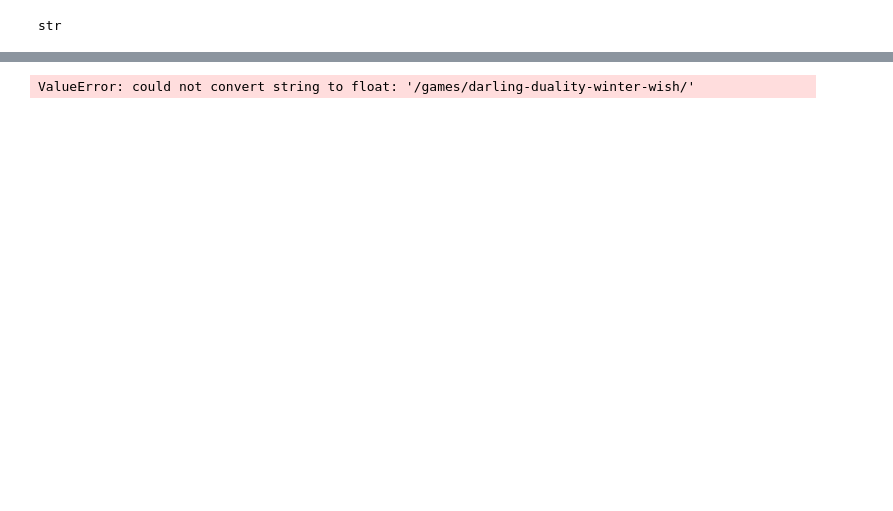
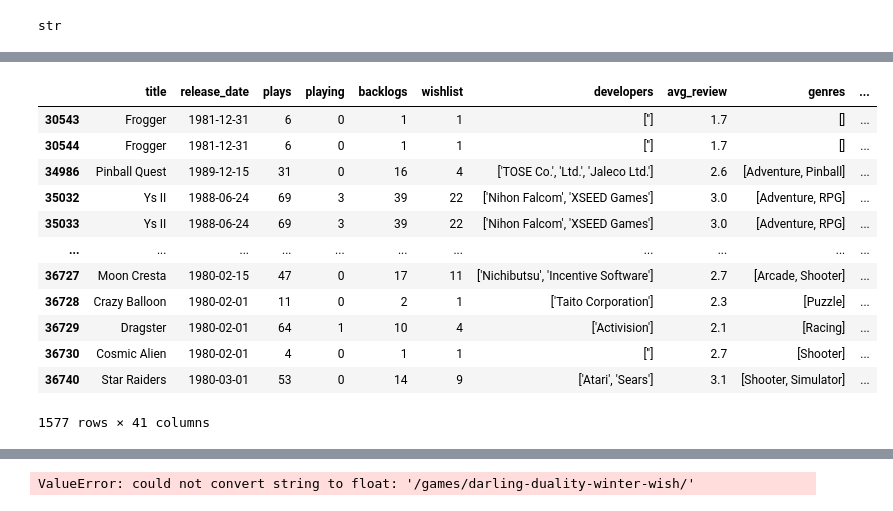
Before and after one commit to Ant-mel/legendary_game_recs, a Jupyter notebook: notebooks/streamlit_prep.ipynb, the cells around one changed output, grey strips where cells are left out. Cells and saved outputs as stored; diff of their text form; code cells hidden in the pictures; blank space fills up the shorter version.

```diff
--- a/notebooks/streamlit_prep.ipynb
+++ b/notebooks/streamlit_prep.ipynb
@@ -32,0 +147,57 @@ str
+# %%
+def time_range(df, range):
+    zone_1 = pd.Timestamp(datetime.datetime.strptime('1980-01-01', '%Y-%m-%d'))
+    zone_2 = pd.Timestamp(datetime.datetime.strptime('1990-01-01', '%Y-%m-%d'))
+    zone_3 = pd.Timestamp(datetime.datetime.strptime('2000-01-01', '%Y-%m-%d'))
+    zone_4 = pd.Timestamp(datetime.datetime.strptime('2010-01-01', '%Y-%m-%d'))
+    zone_5 = pd.Timestamp(datetime.datetime.strptime('2020-01-01', '%Y-%m-%d'))
+    today_date = pd.Timestamp(datetime.date.today())
+
+
+    if range == 'Anytime':
+        return df
+    else:
+        if range == 'Prehistoric':
+            df_filt = df[df['release_date'].apply(lambda x:
+                    zone_1 > x)]
+            return df_filt
+        if range == "1980s":
+            df_filt = df[df['release_date'].apply(lambda x:
+                    zone_1 < x and zone_2 > x)]
+            return df_filt
+        if range == "1990s":
+            df_filt = df[df['release_date'].apply(lambda x:
+                    zone_2 < x and zone_3 > x)]
+            return df_filt
+        if range == "2000s":
+            df_filt = df[df['release_date'].apply(lambda x:
+                    zone_3 < x and zone_4 > x)]
+            return df_filt
+        if range == "2010s":
+            df_filt = df[df['release_date'].apply(lambda x:
+                    zone_4 < x and zone_5 > x)]
+            return df_filt
+        if range == "2020s":
+            df_filt = df[df['release_date'].apply(lambda x:
+                    zone_5 < x and today_date > x)]
+            return df_filt
+        if range == "Upcoming":
+            df_filt = df[df['release_date'].apply(lambda x:
+                    today_date < x)]
+            return df_filt
+# %%
+time_range(raw_data_date, "1980's")
+# %% [output]
+|  | title | release_date | plays | playing | backlogs | wishlist | developers | avg_review | genres | ... |
+| 30543 | Frogger | 1981-12-31 | 6 | 0 | 1 | 1 | [''] | 1.7 | [] | ... |
+| 30544 | Frogger | 1981-12-31 | 6 | 0 | 1 | 1 | [''] | 1.7 | [] | ... |
+| 34986 | Pinball Quest | 1989-12-15 | 31 | 0 | 16 | 4 | ['TOSE Co.', 'Ltd.', 'Jaleco Ltd.'] | 2.6 | [Adventure, Pinball] | ... |
+| 35032 | Ys II | 1988-06-24 | 69 | 3 | 39 | 22 | ['Nihon Falcom', 'XSEED Games'] | 3.0 | [Adventure, RPG] | ... |
+| 35033 | Ys II | 1988-06-24 | 69 | 3 | 39 | 22 | ['Nihon Falcom', 'XSEED Games'] | 3.0 | [Adventure, RPG] | ... |
+| ... | ... | ... | ... | ... | ... | ... | ... | ... | ... | ... |
+| 36727 | Moon Cresta | 1980-02-15 | 47 | 0 | 17 | 11 | ['Nichibutsu', 'Incentive Software'] | 2.7 | [Arcade, Shooter] | ... |
+| 36728 | Crazy Balloon | 1980-02-01 | 11 | 0 | 2 | 1 | ['Taito Corporation'] | 2.3 | [Puzzle] | ... |
+| 36729 | Dragster | 1980-02-01 | 64 | 1 | 10 | 4 | ['Activision'] | 2.1 | [Racing] | ... |
+| 36730 | Cosmic Alien | 1980-02-01 | 4 | 0 | 1 | 1 | [''] | 2.7 | [Shooter] | ... |
+| 36740 | Star Raiders | 1980-03-01 | 53 | 0 | 14 | 9 | ['Atari', 'Sears'] | 3.1 | [Shooter, Simulator] | ... |
+1577 rows × 41 columns
```
Also changed, not shown: parts of 27 cells of this notebook.
